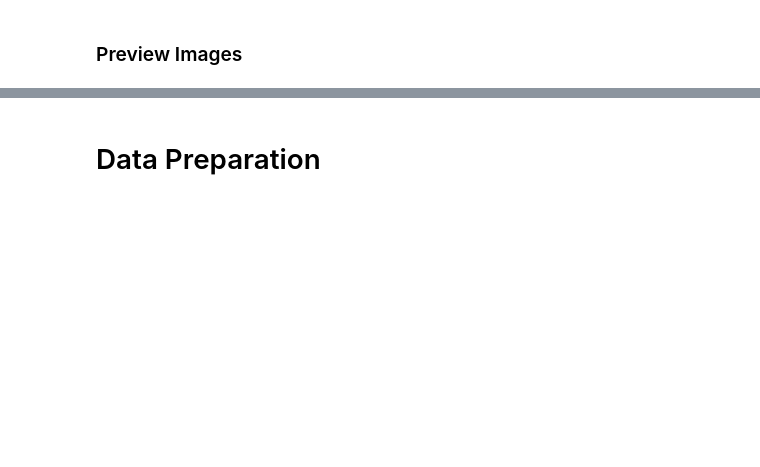
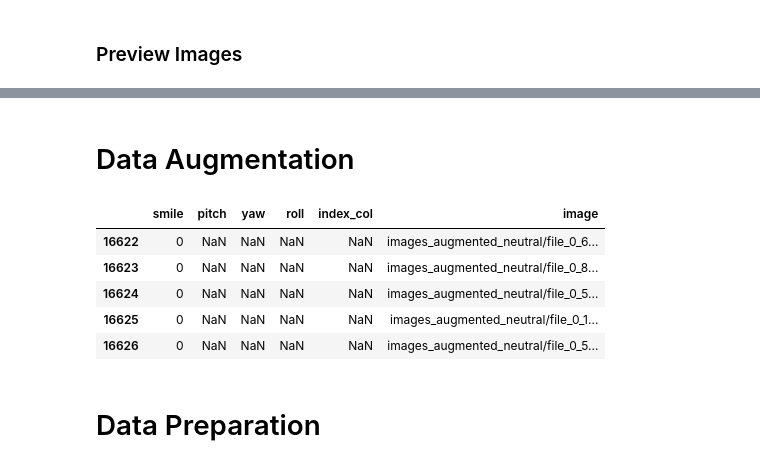
Before and after one commit to sean-halpin/cycle_gan_aif1_mouth_only, a Jupyter notebook: cyclegan.ipynb, the cells around one changed output, grey strips where cells are left out. Cells and saved outputs as stored; diff of their text form; code cells hidden in the pictures; blank space fills up the shorter version.

```diff
--- a/cyclegan.ipynb
+++ b/cyclegan.ipynb
@@ -65,0 +91,2 @@ for i,row in neutral.head(2).iterrows():
+# %% [markdown]
+# Data Augmentation
@@ -66,3 +141,12 @@ for i,row in neutral.head(2).iterrows():
+# %%
+df2.tail()
+# %% [output]
+|  | smile | pitch | yaw | roll | index_col | image |
+| 16622 | 0 | NaN | NaN | NaN | NaN | images_augmented_neutral/file_0_6... |
+| 16623 | 0 | NaN | NaN | NaN | NaN | images_augmented_neutral/file_0_8... |
+| 16624 | 0 | NaN | NaN | NaN | NaN | images_augmented_neutral/file_0_5... |
+| 16625 | 0 | NaN | NaN | NaN | NaN | images_augmented_neutral/file_0_1... |
+| 16626 | 0 | NaN | NaN | NaN | NaN | images_augmented_neutral/file_0_5... |
 # %% [markdown]
 # Data Preparation
 # %% [markdown]
```
Also changed, not shown: parts of 52 cells of this notebook.
